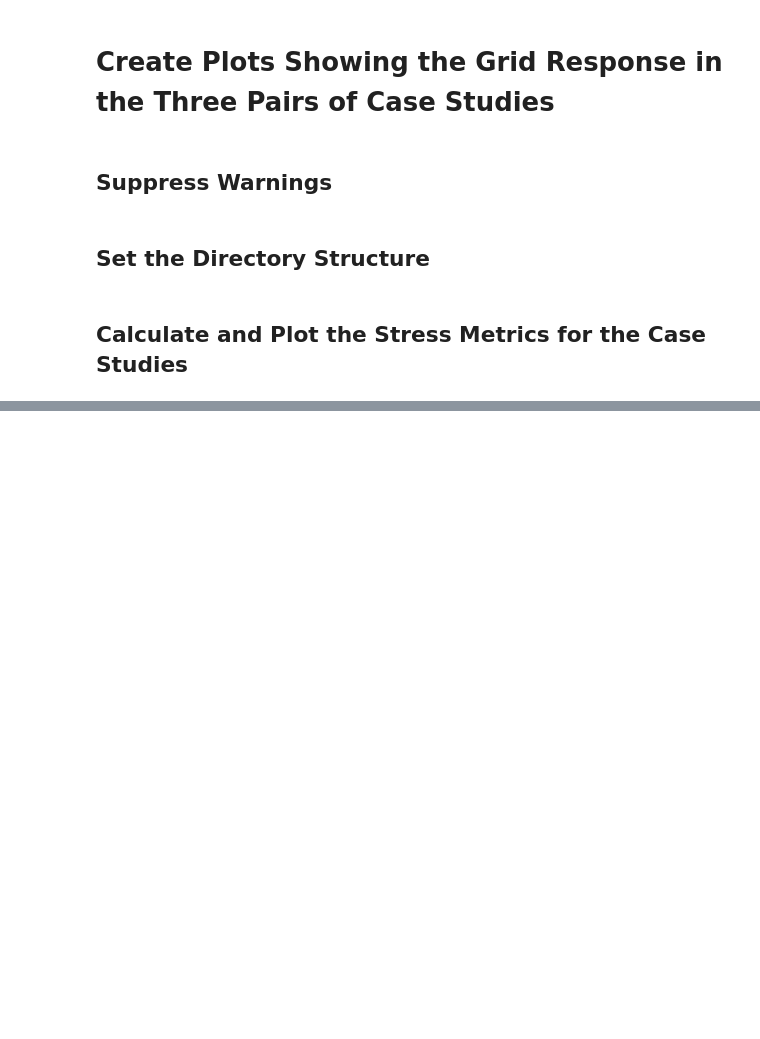
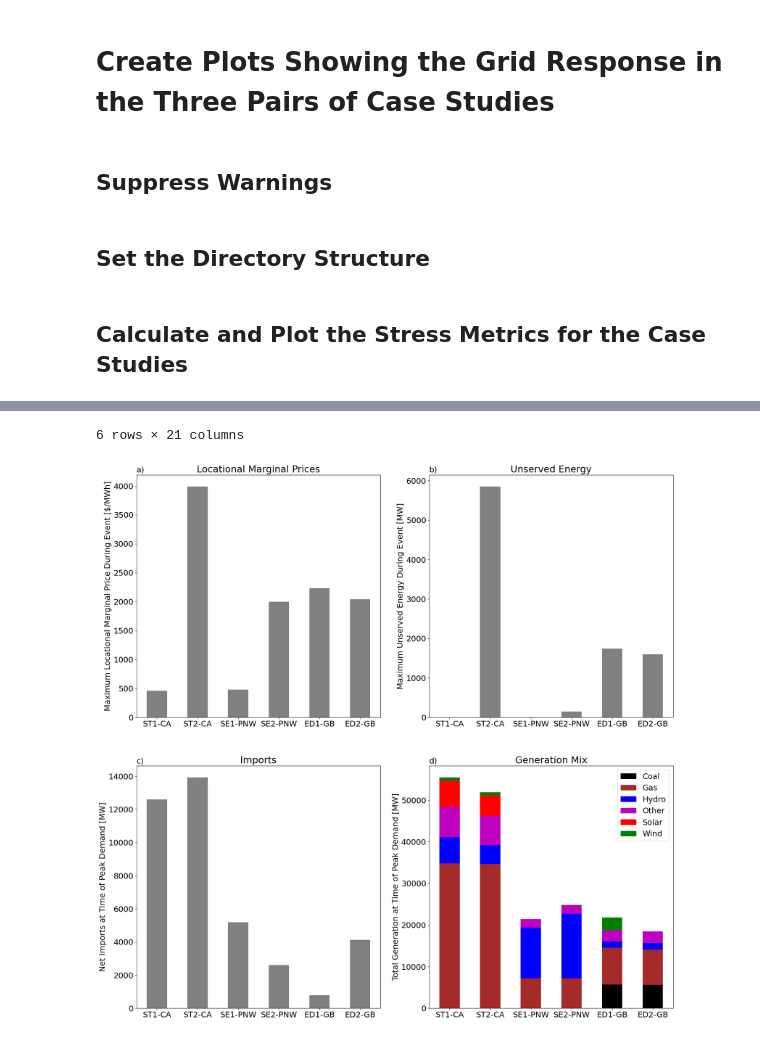
Before and after one commit to cdburley/burleyson-etal_2026_tbd, a Jupyter notebook: notebooks/plot_case_studies.ipynb, the cells around one changed output, grey strips where cells are left out. Saved outputs shown, nothing was run; the diff lists cells and outputs as text; code cells hidden in the pictures; blank space fills up the shorter version.

Commit message:
Updated figures

```diff
--- a/notebooks/plot_case_studies.ipynb
+++ b/notebooks/plot_case_studies.ipynb
@@ -67,7 +67,7 @@ def plot_case_studies(event_list: list, event_label: list, hw_cs: str, events_da
     ax1.legend_ = None
     plt.xticks(rotation=0)
     plt.xlabel('')
-    plt.ylabel('Maximum Locational Marginal Price During Event [$/MW]')
+    plt.ylabel('Maximum Locational Marginal Price During Event [$/MWh]')
     plt.title('a)', loc='left', fontsize=18)
     plt.title('Locational Marginal Prices')
 
@@ -106,7 +106,7 @@ def plot_case_studies(event_list: list, event_label: list, hw_cs: str, events_da
     return event_df
 # %%
 # Test the function:
-output_df = plot_case_studies(event_list = ['HW_NERC1_Event37', 'HW_NERC1_Event71', 'HW_NERC11_Event19', 'HW_NERC11_Event88', 'HW_NERC4_Event14', 'HW_NERC4_Event6'],
+output_df = plot_case_studies(event_list = ['HW_NERC1_Event14', 'HW_NERC1_Event67', 'HW_NERC11_Event72', 'HW_NERC11_Event53', 'HW_NERC4_Event18', 'HW_NERC4_Event17'],
                               event_label = ['ST1-CA', 'ST2-CA', 'SE1-PNW', 'SE2-PNW', 'ED1-GB', 'ED2-GB'],
                               hw_cs = 'HW',
                               events_data_input_dir = events_data_input_dir,
@@ -115,3 +115,4 @@ output_df = plot_case_studies(event_list = ['HW_NERC1_Event37', 'HW_NERC1_Event7
                               save_images = True)
 
 output_df
+# %% [output]
@@ -117,0 +126,2 @@ output_df
+6 rows × 21 columns
+[figure, added]
```
Also changed, not shown: parts of 2 cells of this notebook, 7 other files.
